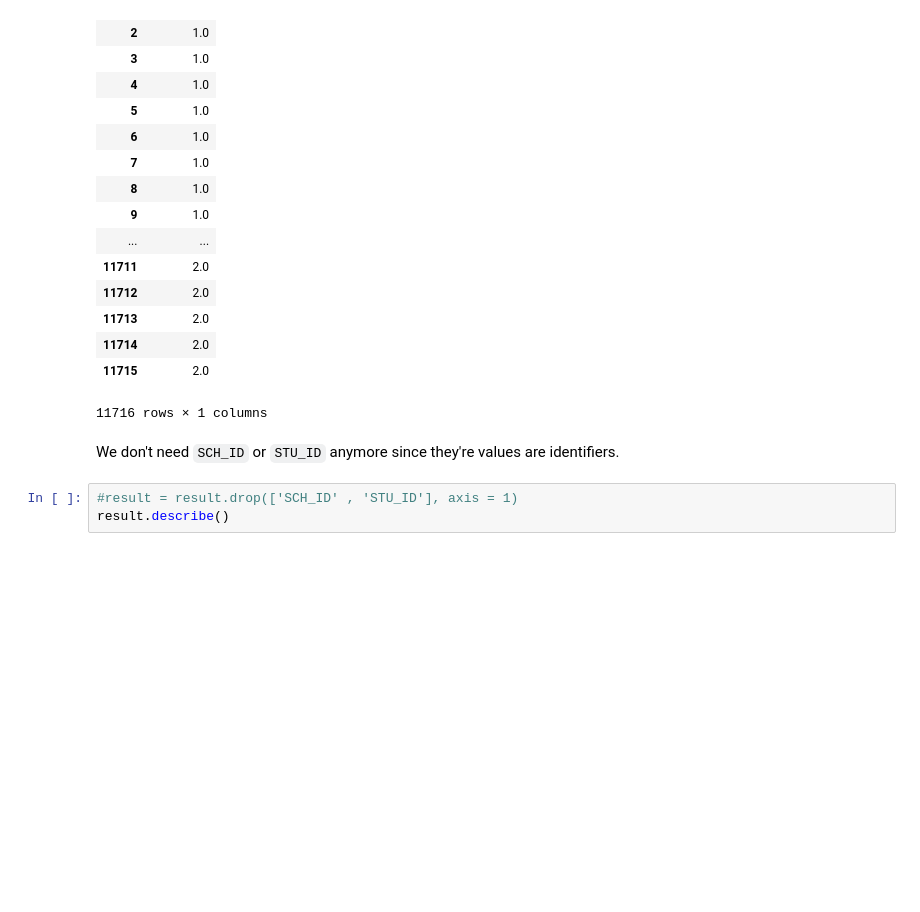
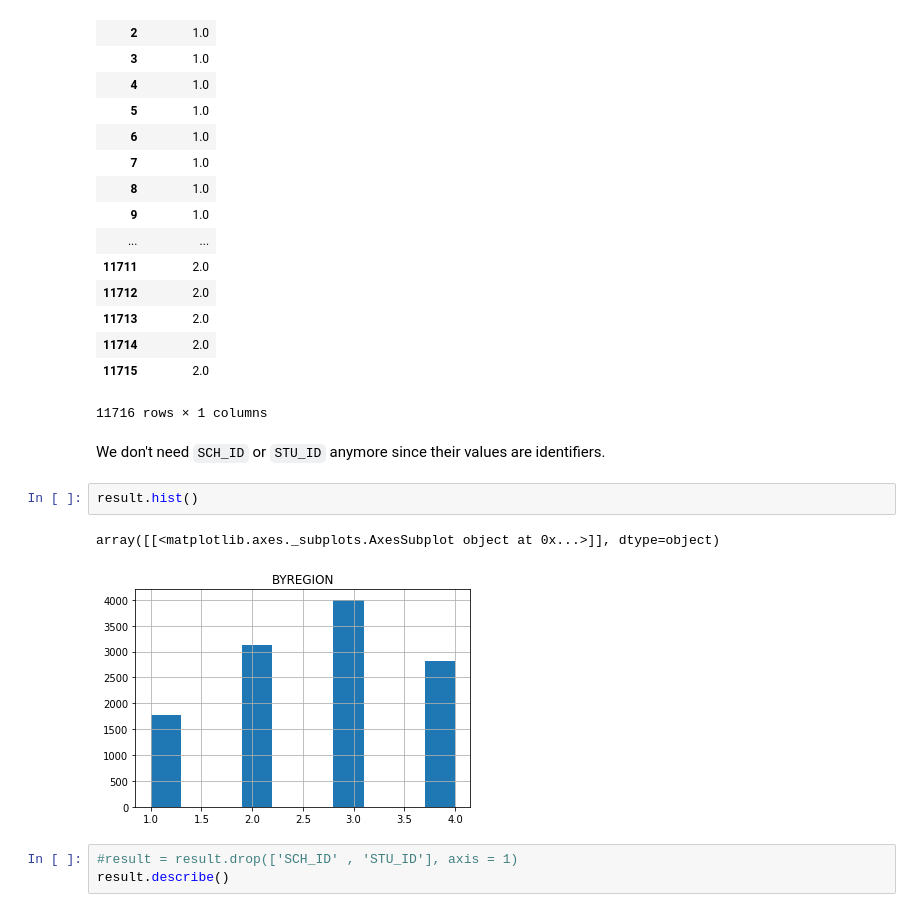
Before and after one commit to collinarnett/accenture-challenge-patriothacks-2018, a Jupyter notebook: accenturehack.ipynb, the cells around one changed output. Saved outputs shown, nothing was run; the diff lists cells and outputs as text; blank space fills up the shorter version.

```diff
--- a/accenturehack.ipynb
+++ b/accenturehack.ipynb
@@ -250,7 +250,12 @@ result
 | 11715 | 2.0 |
 11716 rows × 1 columns
 # %% [markdown]
-We don't need `SCH_ID` or `STU_ID` anymore since they're values are identifiers.
+We don't need `SCH_ID` or `STU_ID` anymore since their values are identifiers.
+# %%
+result.hist()
+# %% [output]
+array([[<matplotlib.axes._subplots.AxesSubplot object at 0x...>]], dtype=object)
+[figure, added]
 # %%
 #result = result.drop(['SCH_ID' , 'STU_ID'], axis = 1)
 result.describe()
```
